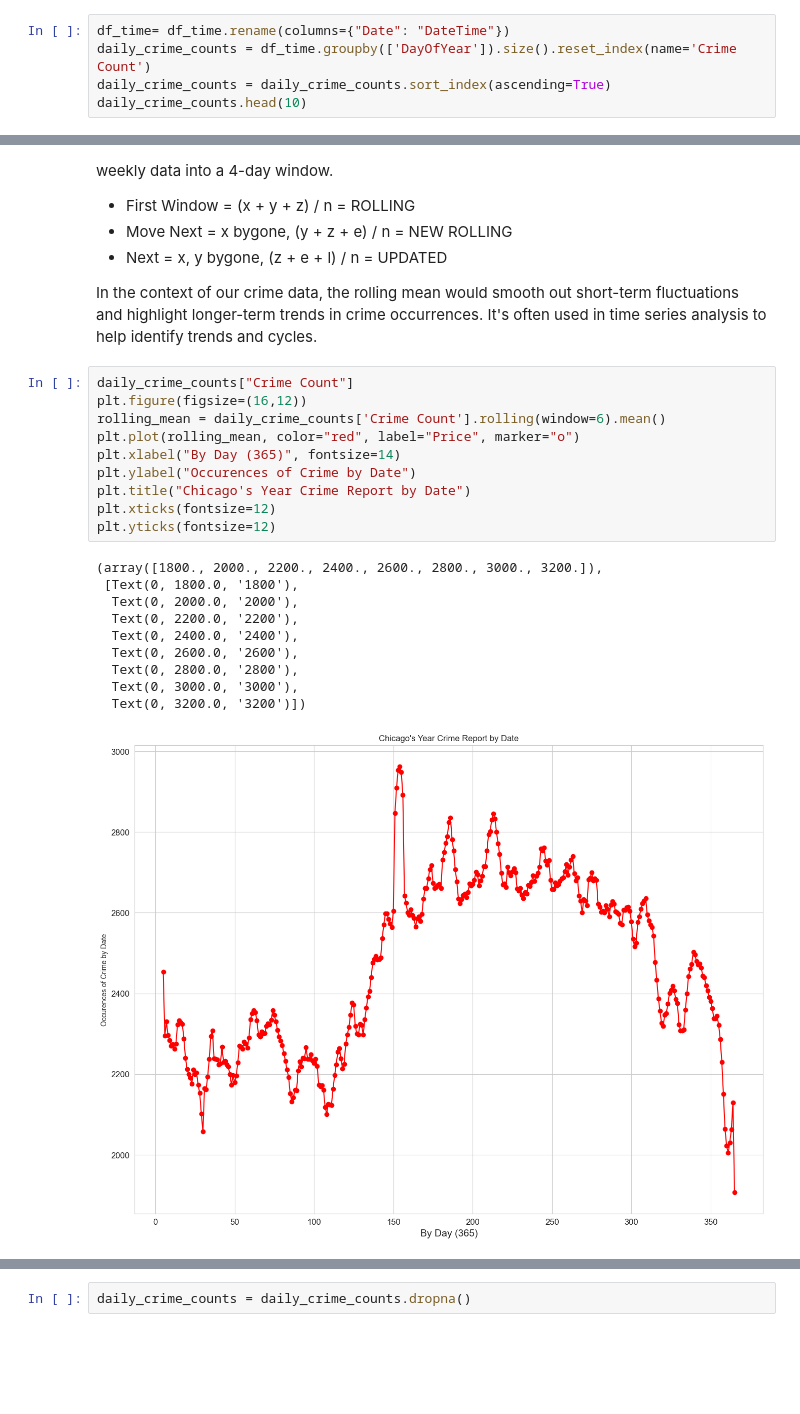
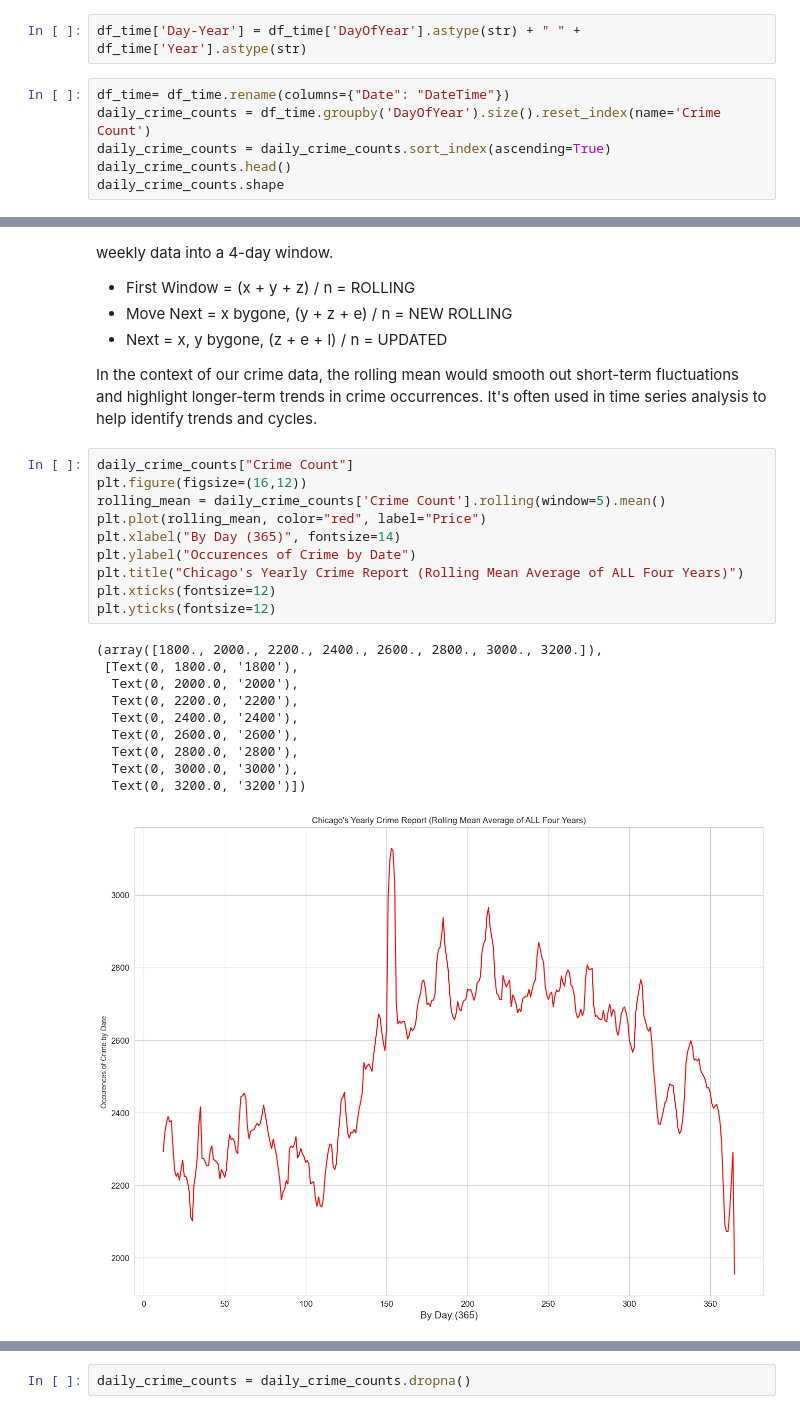
Before and after one commit to kfukutom/urban-informatics, a Jupyter notebook: src/crime_analysis.ipynb, the cells around one changed output, grey strips where cells are left out. Cells and saved outputs as stored; diff of their text form; blank space fills up the shorter version.

```diff
--- a/src/crime_analysis.ipynb
+++ b/src/crime_analysis.ipynb
@@ -545,6 +530,9 @@ Name: weekOfYear, Length: 901395, dtype: int64
+# %%
+df_time['Day-Year'] = df_time['DayOfYear'].astype(str) + " " + df_time['Year'].astype(str)
 # %%
 df_time= df_time.rename(columns={"Date": "DateTime"})
-daily_crime_counts = df_time.groupby(['DayOfYear']).size().reset_index(name='Crime Count')
+daily_crime_counts = df_time.groupby('DayOfYear').size().reset_index(name='Crime Count')
 daily_crime_counts = daily_crime_counts.sort_index(ascending=True)
-daily_crime_counts.head(10)
+daily_crime_counts.head()
+daily_crime_counts.shape
 # %% [output]
@@ -571,22 +549,22 @@ In the context of our crime data, the rolling mean would smooth out short-term f
 # %%
 daily_crime_counts["Crime Count"]
 plt.figure(figsize=(16,12))
-rolling_mean = daily_crime_counts['Crime Count'].rolling(window=6).mean()
-plt.plot(rolling_mean, color="red", label="Price", marker="o")
+rolling_mean = daily_crime_counts['Crime Count'].rolling(window=5).mean()
+plt.plot(rolling_mean, color="red", label="Price")
 plt.xlabel("By Day (365)", fontsize=14)
 plt.ylabel("Occurences of Crime by Date")
-plt.title("Chicago's Year Crime Report by Date")
+plt.title("Chicago's Yearly Crime Report (Rolling Mean Average of ALL Four Years)")
 plt.xticks(fontsize=12)
 plt.yticks(fontsize=12)
 # %% [output]
 (array([1800., 2000., 2200., 2400., 2600., 2800., 3000., 3200.]),
  [Text(0, 1800.0, '1800'),
   Text(0, 2000.0, '2000'),
   Text(0, 2200.0, '2200'),
   Text(0, 2400.0, '2400'),
   Text(0, 2600.0, '2600'),
   Text(0, 2800.0, '2800'),
   Text(0, 3000.0, '3000'),
   Text(0, 3200.0, '3200')])
-[figure, old version]
+[figure, new version]
 # %%
```
Also changed, not shown: parts of 11 cells of this notebook.
